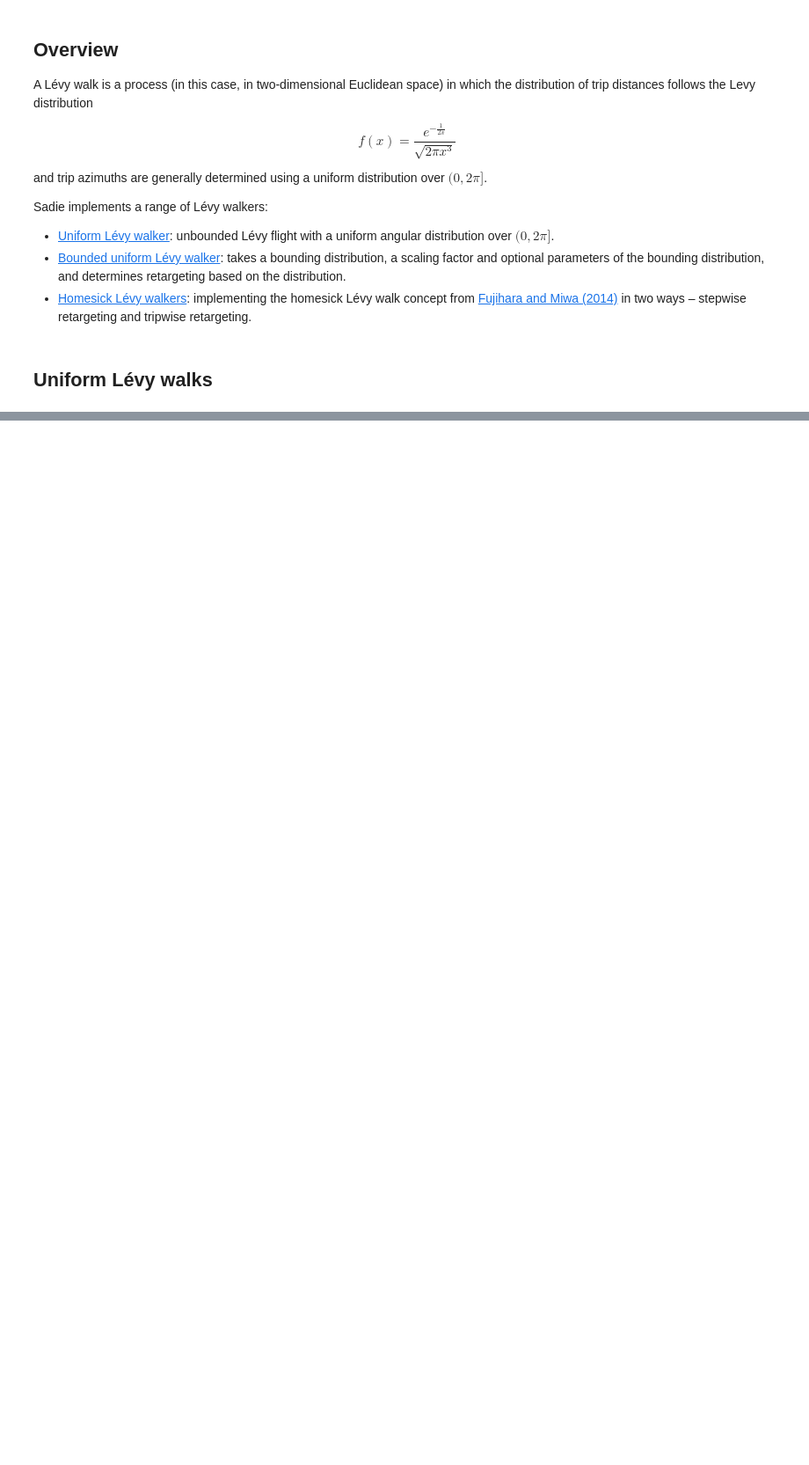
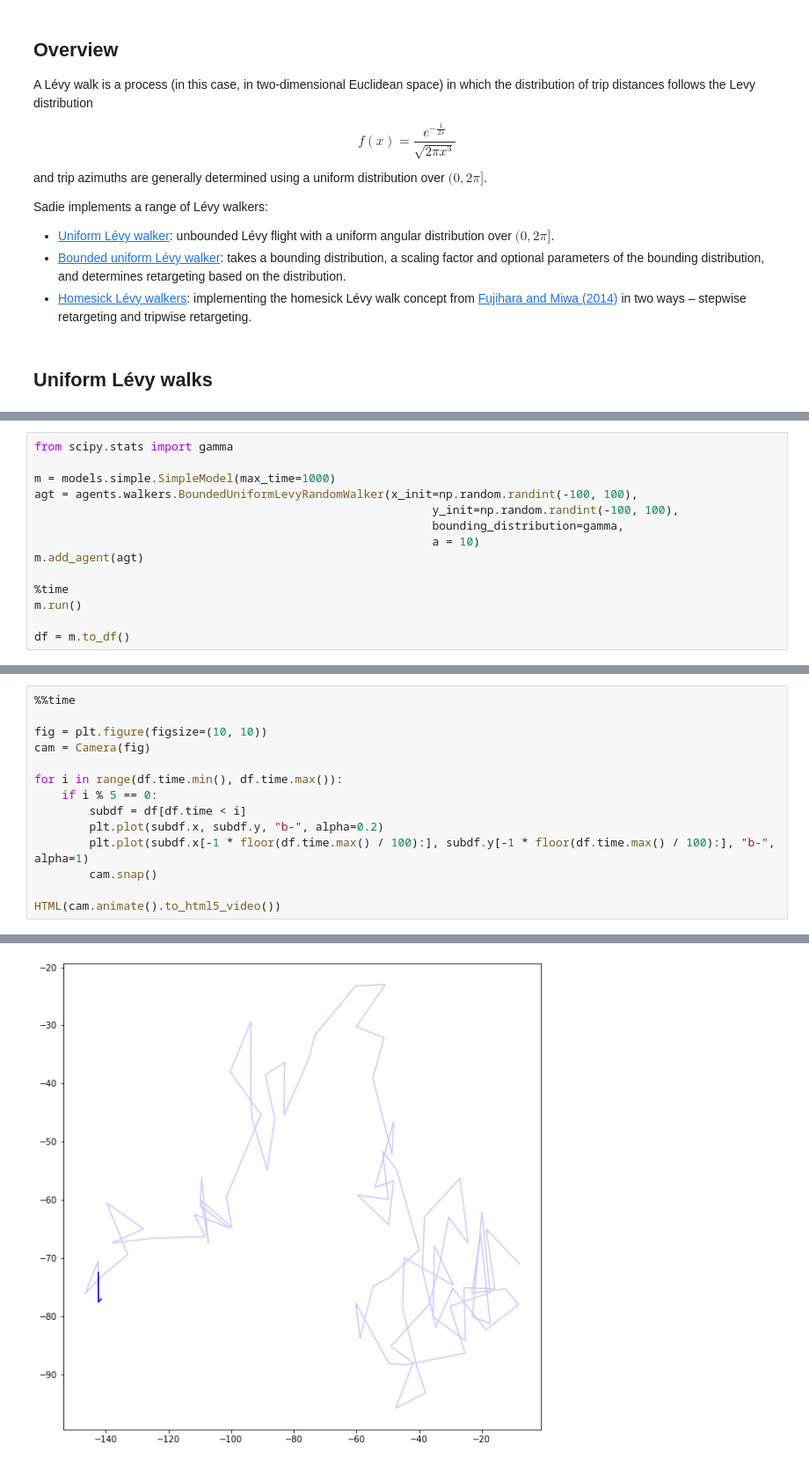
Before and after one commit to chrisvoncsefalvay/sadie, a Jupyter notebook: examples/Basic Levy walks.ipynb, the cells around one changed output, grey strips where cells are left out. Shown: that part at 88% size. Cells and saved outputs as stored; diff of their text form; blank space fills up the shorter version.

```diff
--- a/examples/Basic Levy walks.ipynb
+++ b/examples/Basic Levy walks.ipynb
@@ -63,0 +71,14 @@ Wall time: 17.7 s
+# %%
+from scipy.stats import gamma
+
+m = models.simple.SimpleModel(max_time=1000)
+agt = agents.walkers.BoundedUniformLevyRandomWalker(x_init=np.random.randint(-100, 100),
+                                                          y_init=np.random.randint(-100, 100),
+                                                          bounding_distribution=gamma,
+                                                          a = 10)
+m.add_agent(agt)
+
+%time
+m.run()
+
+df = m.to_df()
@@ -63,0 +88,15 @@ Wall time: 17.7 s
+# %%
+%%time
+
+fig = plt.figure(figsize=(10, 10))
+cam = Camera(fig)
+
+for i in range(df.time.min(), df.time.max()):
+    if i % 5 == 0:
+        subdf = df[df.time < i]
+        plt.plot(subdf.x, subdf.y, "b-", alpha=0.2)
+        plt.plot(subdf.x[-1 * floor(df.time.max() / 100):], subdf.y[-1 * floor(df.time.max() / 100):], "b-", alpha=1)
+        cam.snap()
+
+HTML(cam.animate().to_html5_video())
+# %% [output]
@@ -63,0 +106 @@ Wall time: 17.7 s
+[figure, added]
```
Also changed, not shown: parts of 11 cells of this notebook.
